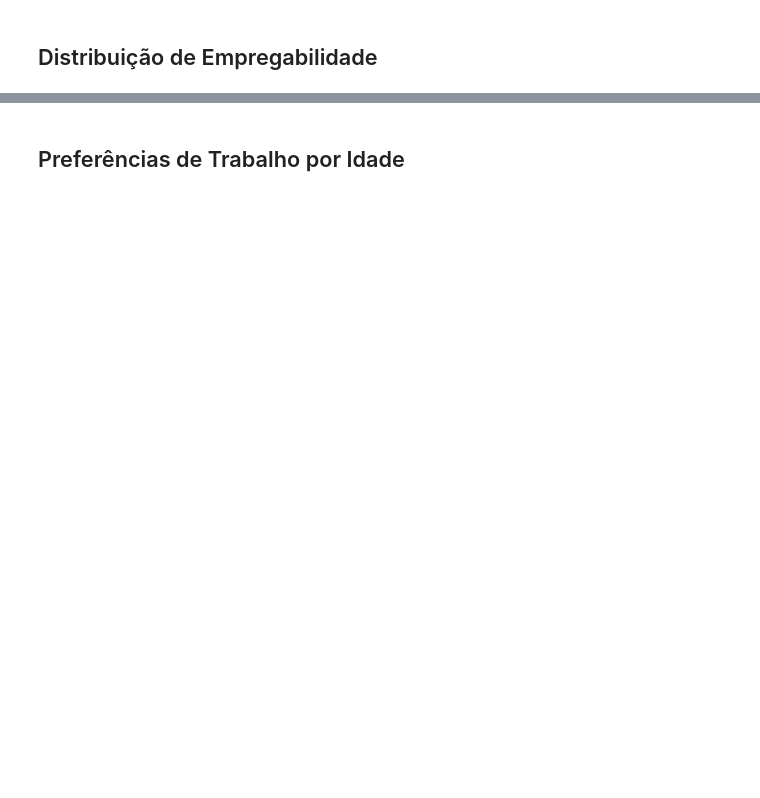
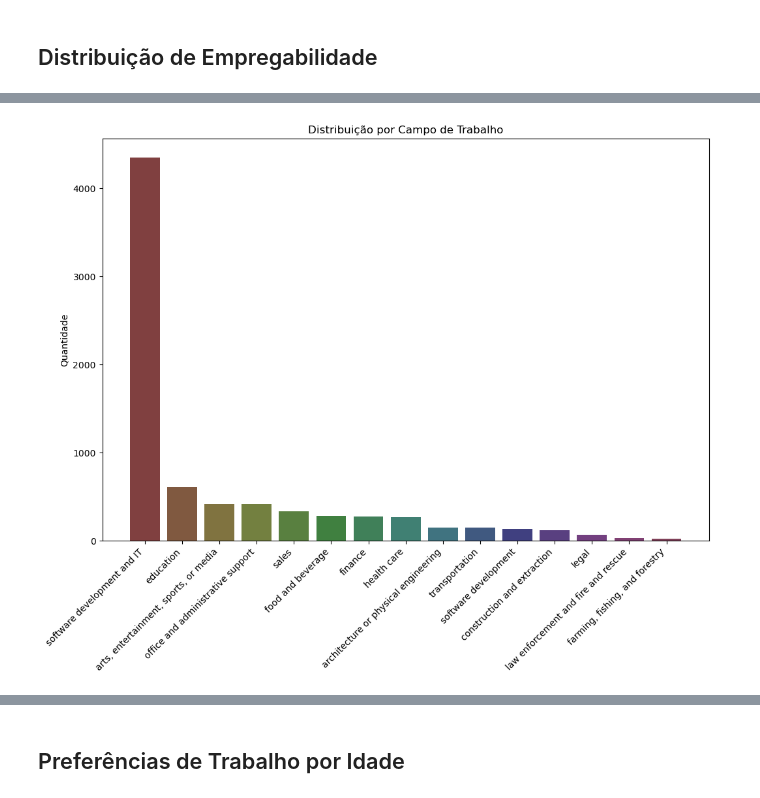
Before and after one commit to GabrielBlauther/Curso-de-Ciencias-de-Dados, a Jupyter notebook: Aula5/Analise-Exploratoria-de-Dados.ipynb, the cells around one changed output, grey strips where cells are left out. Drawn from its saved outputs; the diff is of its cells as text; code cells hidden in the pictures; blank space fills up the shorter version.

```diff
--- a/Aula5/Analise-Exploratoria-de-Dados.ipynb
+++ b/Aula5/Analise-Exploratoria-de-Dados.ipynb
@@ -240,3 +244,13 @@ Name: EmploymentField, dtype: int64
+# %%
+# Criando o histograma
+plt.figure(figsize=(12, 8))
+plt.bar(labels, data, color=listaRGB)
+plt.title('Distribuição por Campo de Trabalho')
+plt.ylabel('Quantidade')
+plt.xticks(rotation=45, ha='right')
+plt.show()
+# %% [output]
+[figure, added]
 # %%
 # Gráfico de Pizza
 fatias, texto = plt.pie(data, colors = listaRGB, startangle = 90)
```
Also changed, not shown: parts of 13 cells of this notebook, 1 other file.
